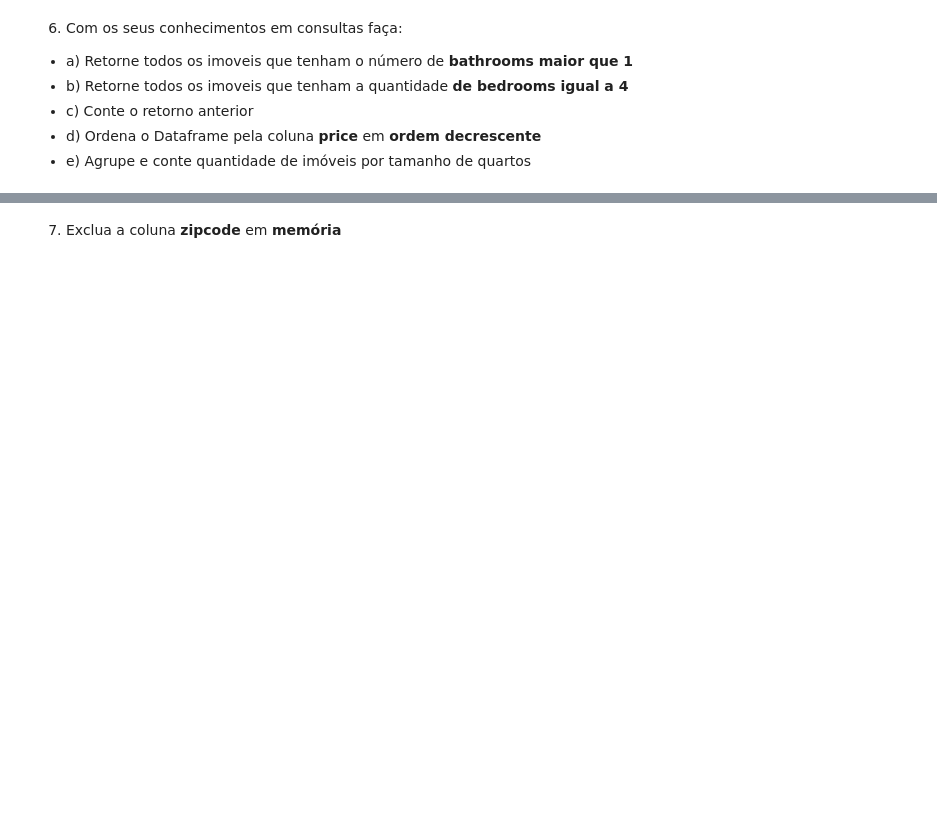
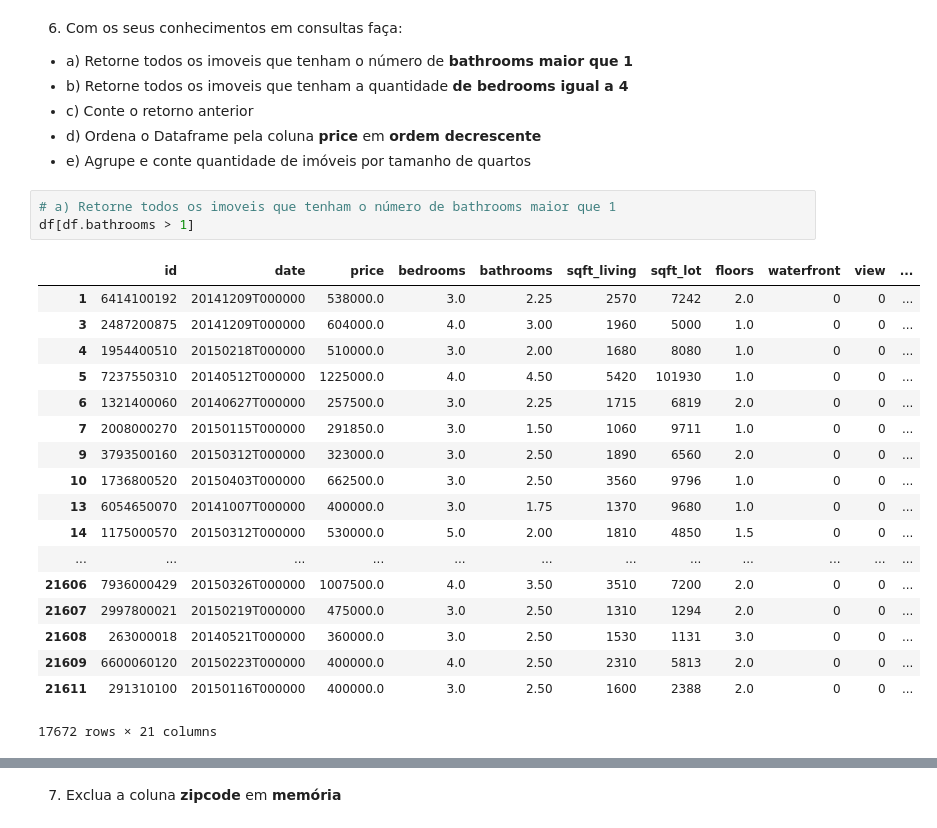
Before and after one commit to willsilvano/minerando-dados-mentoria, a Jupyter notebook: notebooks/exercicios/me-data-analysis-exercicios.ipynb, the cells around one changed output, grey strips where cells are left out. Cells and saved outputs as stored; diff of their text form; blank space fills up the shorter version.

```diff
--- a/notebooks/exercicios/me-data-analysis-exercicios.ipynb
+++ b/notebooks/exercicios/me-data-analysis-exercicios.ipynb
@@ -31,3 +118,25 @@ import pandas as pd
 - c) Conte o retorno anterior
 - d) Ordena o Dataframe pela coluna **price** em **ordem decrescente**
 - e) Agrupe e conte quantidade de imóveis por tamanho de quartos
+# %%
+# a) Retorne todos os imoveis que tenham o número de bathrooms maior que 1
+df[df.bathrooms > 1]
+# %% [output]
+|  | id | date | price | bedrooms | bathrooms | sqft_living | sqft_lot | floors | waterfront | view | ... |
+| 1 | 6414100192 | 20141209T000000 | 538000.0 | 3.0 | 2.25 | 2570 | 7242 | 2.0 | 0 | 0 | ... |
+| 3 | 2487200875 | 20141209T000000 | 604000.0 | 4.0 | 3.00 | 1960 | 5000 | 1.0 | 0 | 0 | ... |
+| 4 | 1954400510 | 20150218T000000 | 510000.0 | 3.0 | 2.00 | 1680 | 8080 | 1.0 | 0 | 0 | ... |
+| 5 | 7237550310 | 20140512T000000 | 1225000.0 | 4.0 | 4.50 | 5420 | 101930 | 1.0 | 0 | 0 | ... |
+| 6 | 1321400060 | 20140627T000000 | 257500.0 | 3.0 | 2.25 | 1715 | 6819 | 2.0 | 0 | 0 | ... |
+| 7 | 2008000270 | 20150115T000000 | 291850.0 | 3.0 | 1.50 | 1060 | 9711 | 1.0 | 0 | 0 | ... |
+| 9 | 3793500160 | 20150312T000000 | 323000.0 | 3.0 | 2.50 | 1890 | 6560 | 2.0 | 0 | 0 | ... |
+| 10 | 1736800520 | 20150403T000000 | 662500.0 | 3.0 | 2.50 | 3560 | 9796 | 1.0 | 0 | 0 | ... |
+| 13 | 6054650070 | 20141007T000000 | 400000.0 | 3.0 | 1.75 | 1370 | 9680 | 1.0 | 0 | 0 | ... |
+| 14 | 1175000570 | 20150312T000000 | 530000.0 | 5.0 | 2.00 | 1810 | 4850 | 1.5 | 0 | 0 | ... |
+| ... | ... | ... | ... | ... | ... | ... | ... | ... | ... | ... | ... |
+| 21606 | 7936000429 | 20150326T000000 | 1007500.0 | 4.0 | 3.50 | 3510 | 7200 | 2.0 | 0 | 0 | ... |
+| 21607 | 2997800021 | 20150219T000000 | 475000.0 | 3.0 | 2.50 | 1310 | 1294 | 2.0 | 0 | 0 | ... |
+| 21608 | 263000018 | 20140521T000000 | 360000.0 | 3.0 | 2.50 | 1530 | 1131 | 3.0 | 0 | 0 | ... |
+| 21609 | 6600060120 | 20150223T000000 | 400000.0 | 4.0 | 2.50 | 2310 | 5813 | 2.0 | 0 | 0 | ... |
+| 21611 | 291310100 | 20150116T000000 | 400000.0 | 3.0 | 2.50 | 1600 | 2388 | 2.0 | 0 | 0 | ... |
+17672 rows × 21 columns
```
Also changed, not shown: parts of 20 cells of this notebook, 1 other file.
